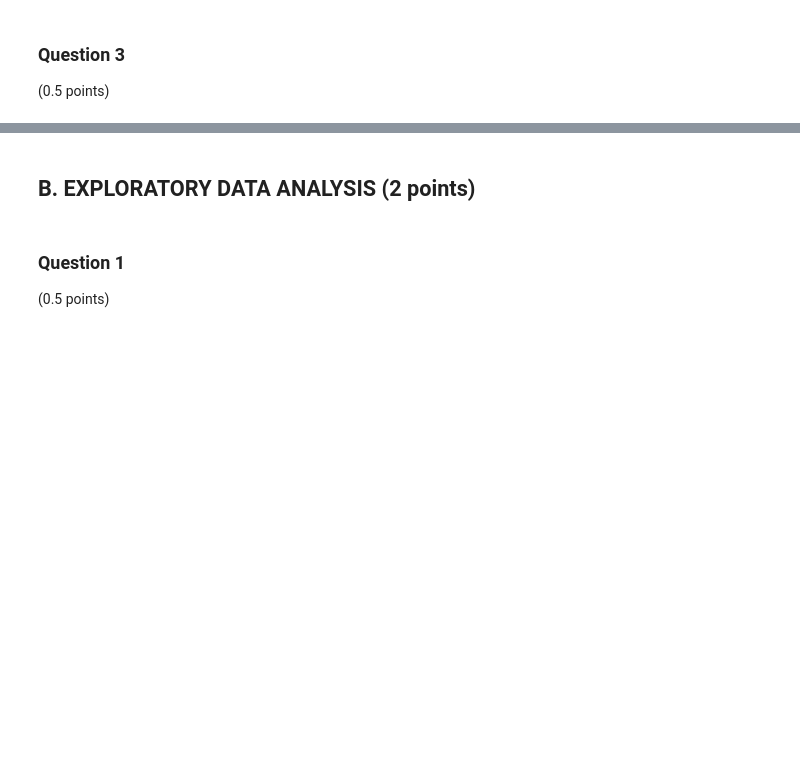
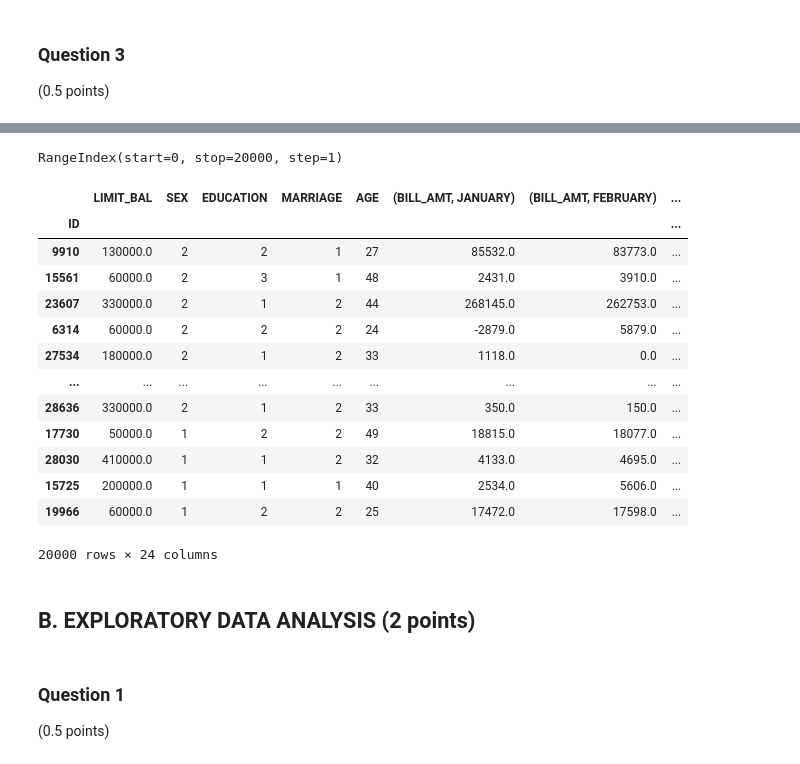
Before and after one commit to notvikke/master_2023, a Jupyter notebook: Python_in_Data_Analysis/Individual_Assignment/IndividualAssignment.ipynb, the cells around one changed output, grey strips where cells are left out. Drawn from its saved outputs; the diff is of its cells as text; code cells hidden in the pictures; blank space fills up the shorter version.

```diff
--- a/Python_in_Data_Analysis/Individual_Assignment/IndividualAssignment.ipynb
+++ b/Python_in_Data_Analysis/Individual_Assignment/IndividualAssignment.ipynb
@@ -51,0 +148,3 @@ Load all data and answer the following questions
+# %%
+tr_target = tr_target.set_index("ID")
+tr_target.head()
@@ -51,0 +159,22 @@ Load all data and answer the following questions
+# %%
+tr_target.index
+# %% [output]
+RangeIndex(start=0, stop=20000, step=1)
+# %%
+santiago_suarez_A_train = pd.DataFrame.merge(join_month_cust,tr_target,on=["ID"],how="left")
+santiago_suarez_A_train
+# %% [output]
+|  | LIMIT_BAL | SEX | EDUCATION | MARRIAGE | AGE | (BILL_AMT, JANUARY) | (BILL_AMT, FEBRUARY) | ... |
+| ID |  |  |  |  |  |  |  | ... |
+| 9910 | 130000.0 | 2 | 2 | 1 | 27 | 85532.0 | 83773.0 | ... |
+| 15561 | 60000.0 | 2 | 3 | 1 | 48 | 2431.0 | 3910.0 | ... |
+| 23607 | 330000.0 | 2 | 1 | 2 | 44 | 268145.0 | 262753.0 | ... |
+| 6314 | 60000.0 | 2 | 2 | 2 | 24 | -2879.0 | 5879.0 | ... |
+| 27534 | 180000.0 | 2 | 1 | 2 | 33 | 1118.0 | 0.0 | ... |
+| ... | ... | ... | ... | ... | ... | ... | ... | ... |
+| 28636 | 330000.0 | 2 | 1 | 2 | 33 | 350.0 | 150.0 | ... |
+| 17730 | 50000.0 | 1 | 2 | 2 | 49 | 18815.0 | 18077.0 | ... |
+| 28030 | 410000.0 | 1 | 1 | 2 | 32 | 4133.0 | 4695.0 | ... |
+| 15725 | 200000.0 | 1 | 1 | 1 | 40 | 2534.0 | 5606.0 | ... |
+| 19966 | 60000.0 | 1 | 2 | 2 | 25 | 17472.0 | 17598.0 | ... |
+20000 rows × 24 columns
```
Also changed, not shown: parts of 12 cells of this notebook, 1 other file.
